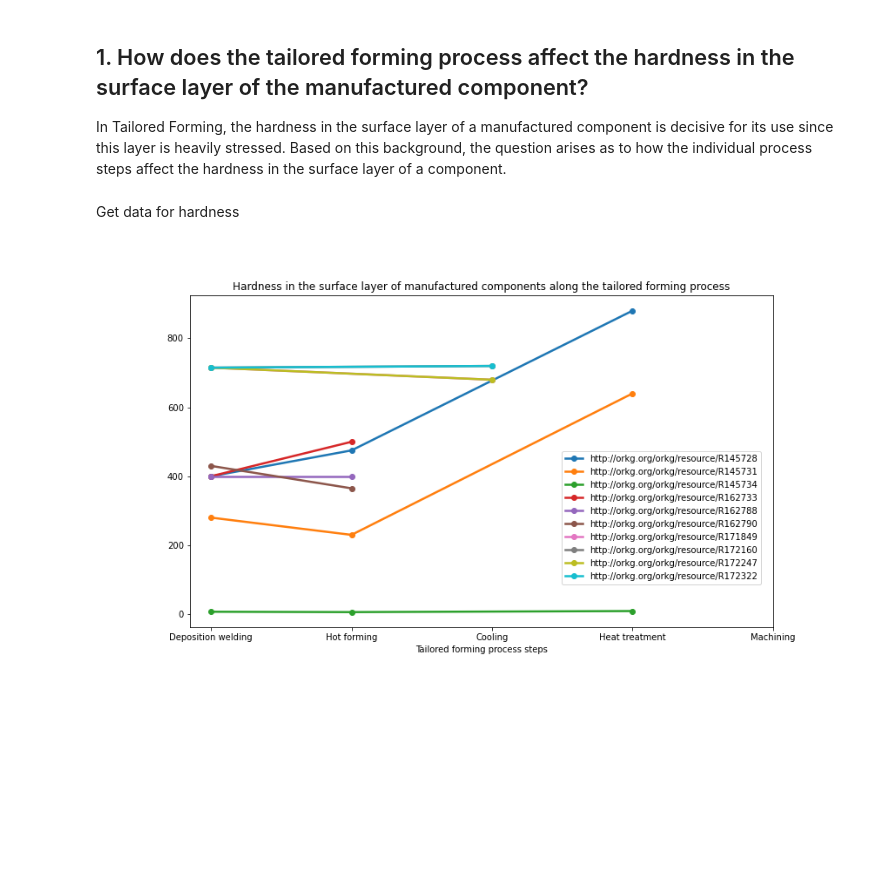
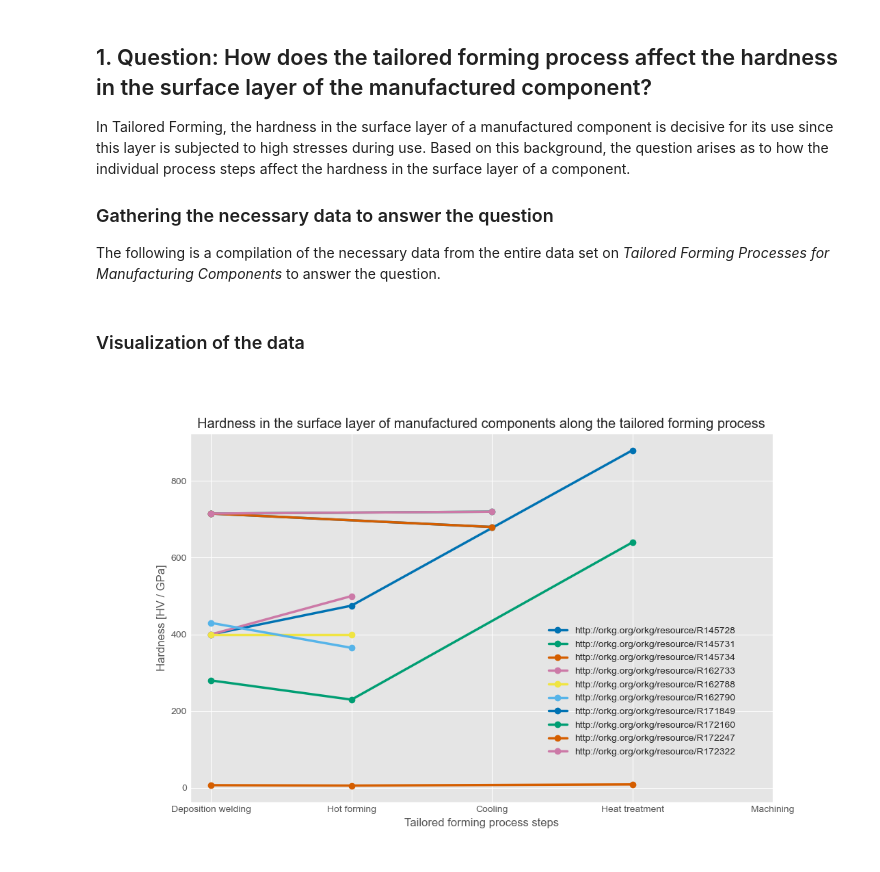
Before and after one commit to okarras/Jupyter-Notebooks, a Jupyter notebook: TailoredFormingAnalysis/tf_orkg.ipynb, the cells around one changed output. Drawn from its saved outputs; the diff is of its cells as text; code cells hidden in the pictures; blank space fills up the shorter version.

```diff
--- a/TailoredFormingAnalysis/tf_orkg.ipynb
+++ b/TailoredFormingAnalysis/tf_orkg.ipynb
@@ -29,7 +29,7 @@ PREFIXES =  """
             """
 
 query = """
-        SELECT ?contrib_url ?contrib ?component ?step_number ?step_name ?layer ?material ?method ?quality ?num_value ?textual_value ?avg_range (xsd:float(?lower_num_value) AS ?min_value) (xsd:float(?upper_num_value) AS ?max_value) ?unit
+        SELECT ?contrib_url ?contrib ?component ?step_number ?step_name ?manufacture_method ?layer ?material ?measure_method ?quality ?num_value ?textual_value ?avg_range (xsd:float(?lower_num_value) AS ?min_value) (xsd:float(?upper_num_value) AS ?max_value) ?unit
                 WHERE {
                         #Get all steps and their resulting component (output) and measurement methods (method)
                         ?contrib_url a orkgc:C21027.
@@ -39,11 +39,14 @@ query = """
                         ?step_n orkgp:P7111 ?step_n_name;
                                 orkgp:P44025* ?step_n_plus_1;
                                 orkgp:P44012 ?method_n;
+                                orkgp:HAS_METHOD ?manufacturing_method_n;
                                 orkgp:P30012 ?output_n.
                         ?step_n_plus_1 orkgp:P7111 ?step_n_plus_1_name;
                                         orkgp:P44012 ?method_n_plus_1;
+                                        orkgp:HAS_METHOD ?manufacturing_method_n_plus_1;
                                         orkgp:P30012 ?output_n_plus_1.
                         BIND(IF(?step_n_plus_1 = ?step_n, ?method_n, ?method_n_plus_1) AS ?method_resrc)
+                        BIND(IF(?step_n_plus_1 = ?step_n, ?manufacturing_method_n, ?manufacturing_method_n_plus_1) AS ?manu_method_resrc)
                         BIND(IF(?step_n_plus_1 = ?step_n, ?output_n, ?output_n_plus_1) AS ?output)
 
                         #Get all qualities from all layers of the resulting component
@@ -60,10 +63,14 @@ query = """
                                 orkgp:P44022 ?measurement.
                         ?quality_type rdfs:label ?quality.
 
+                        #Get the manufacturing method for each step
+                        ?manu_method_resrc orkgp:P7111 ?manu_method_name.
+                        ?manu_method_name rdfs:label ?manufacture_method.
+
                         #Get the measurement method for each measurement
                         ?method_resrc orkgp:P7111 ?method_name;
                                 orkgp:HAS_RESULTS ?measurement.
-                        ?method_name rdfs:label ?method.
+                        ?method_name rdfs:label ?measure_method.
 
                         # Get the range and unit of the resulting component
                         OPTIONAL{?measurement orkgp:P44010 ?range.
@@ -82,7 +89,6 @@ query = """
 
                         #If no value is reported, calculate the average value based on the reported range
                         BIND(IF (BOUND(?value), "", (((xsd:float(?lower_num_value) + xsd:float(?upper_num_value)) / 2) AS ?avg_value) ) AS ?avg_range).
-
                         #Get the unit either from the value or the range
                         BIND(IF (BOUND(?value), ?value_unit, ?range_unit) AS ?unit_resrc).
                         OPTIONAL {?unit_resrc rdfs:label ?unit.}
@@ -92,8 +98,8 @@ query = """
                         BIND(STR(?step_name) AS ?step)
                         VALUES(?step ?step_number){("Deposition welding" 1) ("Hot forming" 2) ("Cooling" 3) ("Heat treatment" 4) ("Machining" 5)}
                 }
-                GROUP BY ?contrib_url ?contrib ?component ?step_number ?step_name ?layer ?material ?method ?quality
-                ORDER BY ?contrib_url ?contrib ?component ?step_number ?step_name ?layer ?material ?method ?quality
+                GROUP BY ?contrib_url ?contrib ?component ?step_number ?step_name ?manufacture_method ?layer ?material ?measure_method ?quality
+                ORDER BY ?contrib_url ?contrib ?component ?step_number ?step_name ?manufacture_method ?layer ?material ?measure_method ?quality
         """
 #print(query)
 
@@ -109,7 +115,8 @@ tf_data.head()
 # %% [markdown]
-## 1. How does the tailored forming process affect the hardness in the surface layer of the manufactured component?
-In Tailored Forming, the hardness in the surface layer of a manufactured component is decisive for its use since this layer is heavily stressed. Based on this background, the question arises as to how the individual process steps affect the hardness in the surface layer of a component.
+## 1. Question: How does the tailored forming process affect the hardness in the surface layer of the manufactured component?
+In Tailored Forming, the hardness in the surface layer of a manufactured component is decisive for its use since this layer is subjected to high stresses during use. Based on this background, the question arises as to how the individual process steps affect the hardness in the surface layer of a component.
+
+### Gathering the necessary data to answer the question
+The following is a compilation of the necessary data from the entire data set on *Tailored Forming Processes for Manufacturing Components* to answer the question.
-# %% [markdown]
-Get data for hardness
 # %%
 tf_data['calc_value'] = tf_data['num_value'].fillna(tf_data['avg_range'])
@@ -117,26 +123,30 @@ tf_data['calc_value'] = tf_data['num_value'].fillna(tf_data['avg_range'])
 hardness_data = tf_data.query('quality == "Hardness" and layer == "Cladding layer"')[['contrib_url','step_number', 'step_name', 'calc_value', 'unit']]
 grouped_data = hardness_data.groupby('contrib_url')
 steps = tf_data.sort_values('step_number')[['step_number', 'step_name']].drop_duplicates()
+# %% [markdown]
+### Visualization of the data
 # %%
 %matplotlib widget
 import matplotlib.pyplot as plt
 
 #fig, ax = plt.subplots(grouped_data.ngroups)
 fig, ax = plt.subplots()
+plt.style.use('seaborn-colorblind')
 
-fig.set_size_inches(12, 7)
+fig.set_size_inches(11, 7)
 
 for key, item in grouped_data:
     ax.plot(item['step_number'], item['calc_value'], marker='o', linewidth=2.5, label=key)
 
 ax.set_xticks(steps['step_number'])
 ax.set_xticklabels(steps['step_name'])
 
 ax.set_title('Hardness in the surface layer of manufactured components along the tailored forming process')
 ax.set_xlabel('Tailored forming process steps')
-legend = ax.legend(loc='center left', bbox_to_anchor=(0.63, 0.33))
+ax.set_ylabel('Hardness [HV / GPa]')
+legend = ax.legend(loc='center left', bbox_to_anchor=(0.6, 0.3))
 
 plt.ion()
 plt.show()
 # %% [output]
-[figure, old version]
+[figure, new version]
```
Also changed, not shown: parts of 4 cells of this notebook, 2 other files.
